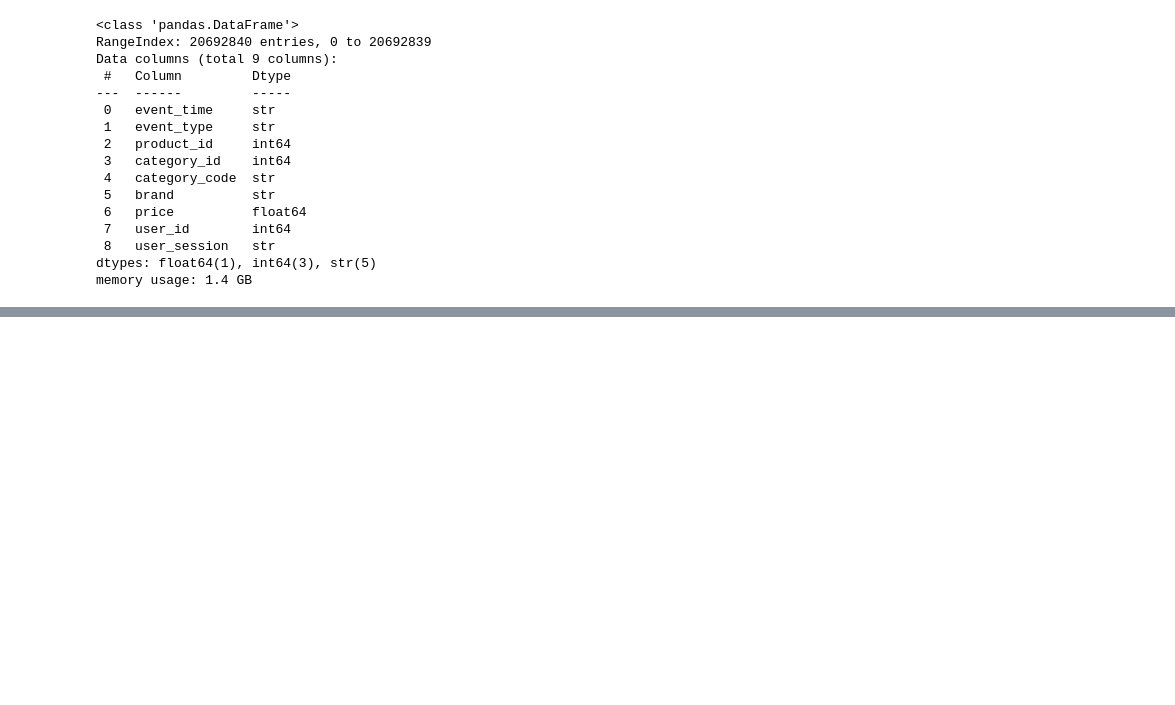
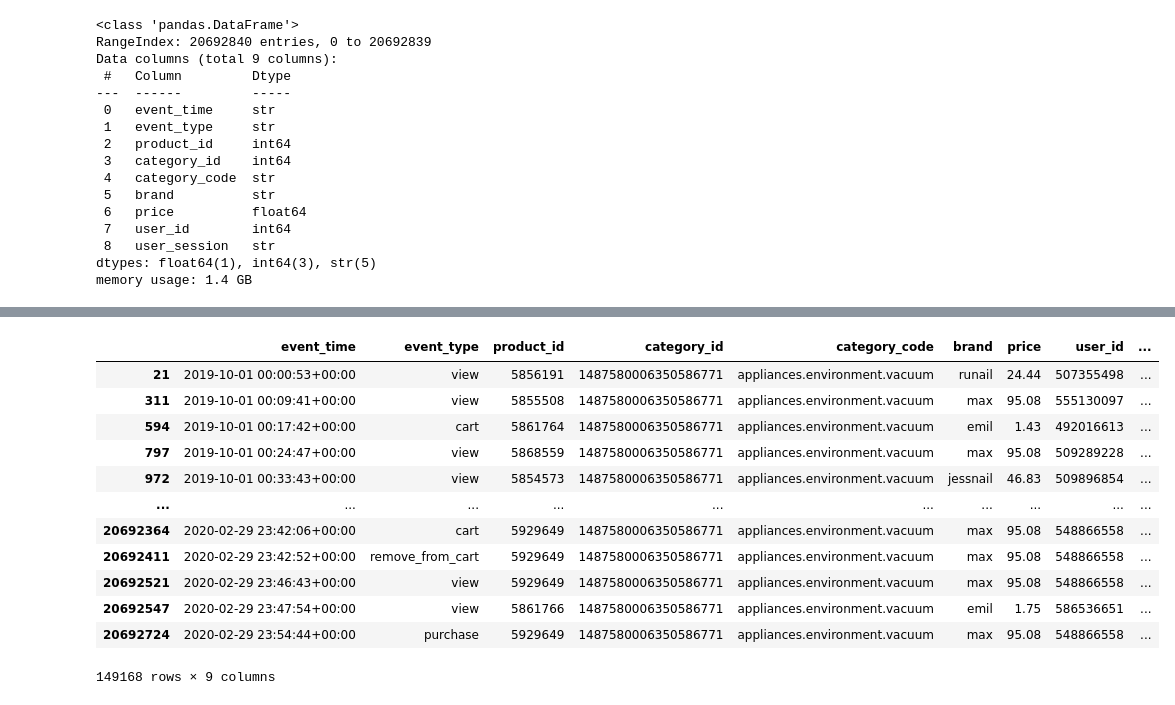
Before and after one commit to tamaxhh/End-to-End-Product-Funnel-A-B-Testing-Simulation-Engine, a Jupyter notebook: Notebooks/exploration.ipynb, the cells around one changed output, grey strips where cells are left out. Saved outputs shown, nothing was run; the diff lists cells and outputs as text; code cells hidden in the pictures; blank space fills up the shorter version.

```diff
--- a/Notebooks/exploration.ipynb
+++ b/Notebooks/exploration.ipynb
@@ -177,0 +248,16 @@ df["event_time"] = pd.to_datetime(df["event_time"])
+# %%
+df[df["category_id"]==1487580006350586771]
+# %% [output]
+|  | event_time | event_type | product_id | category_id | category_code | brand | price | user_id | ... |
+| 21 | 2019-10-01 00:00:53+00:00 | view | 5856191 | 1487580006350586771 | appliances.environment.vacuum | runail | 24.44 | 507355498 | ... |
+| 311 | 2019-10-01 00:09:41+00:00 | view | 5855508 | 1487580006350586771 | appliances.environment.vacuum | max | 95.08 | 555130097 | ... |
+| 594 | 2019-10-01 00:17:42+00:00 | cart | 5861764 | 1487580006350586771 | appliances.environment.vacuum | emil | 1.43 | 492016613 | ... |
+| 797 | 2019-10-01 00:24:47+00:00 | view | 5868559 | 1487580006350586771 | appliances.environment.vacuum | max | 95.08 | 509289228 | ... |
+| 972 | 2019-10-01 00:33:43+00:00 | view | 5854573 | 1487580006350586771 | appliances.environment.vacuum | jessnail | 46.83 | 509896854 | ... |
+| ... | ... | ... | ... | ... | ... | ... | ... | ... | ... |
+| 20692364 | 2020-02-29 23:42:06+00:00 | cart | 5929649 | 1487580006350586771 | appliances.environment.vacuum | max | 95.08 | 548866558 | ... |
+| 20692411 | 2020-02-29 23:42:52+00:00 | remove_from_cart | 5929649 | 1487580006350586771 | appliances.environment.vacuum | max | 95.08 | 548866558 | ... |
+| 20692521 | 2020-02-29 23:46:43+00:00 | view | 5929649 | 1487580006350586771 | appliances.environment.vacuum | max | 95.08 | 548866558 | ... |
+| 20692547 | 2020-02-29 23:47:54+00:00 | view | 5861766 | 1487580006350586771 | appliances.environment.vacuum | emil | 1.75 | 586536651 | ... |
+| 20692724 | 2020-02-29 23:54:44+00:00 | purchase | 5929649 | 1487580006350586771 | appliances.environment.vacuum | max | 95.08 | 548866558 | ... |
+149168 rows × 9 columns
```
Also changed, not shown: parts of 14 cells of this notebook.
